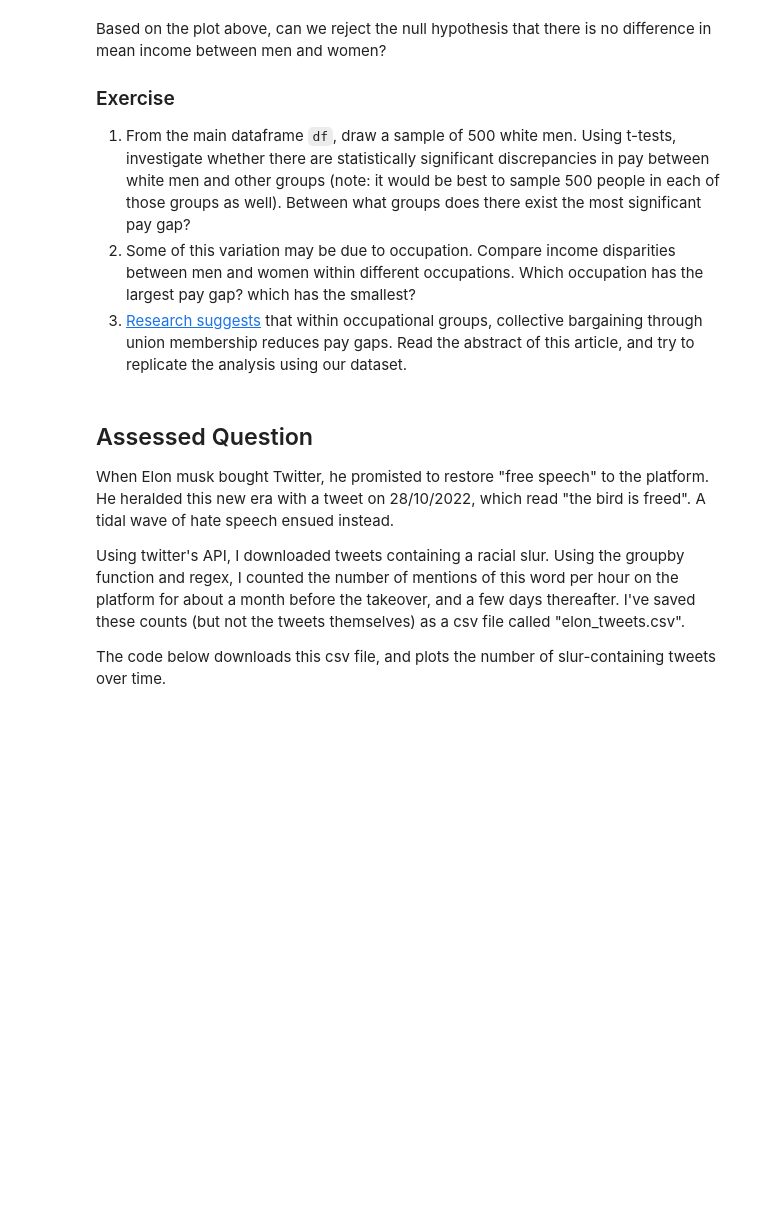
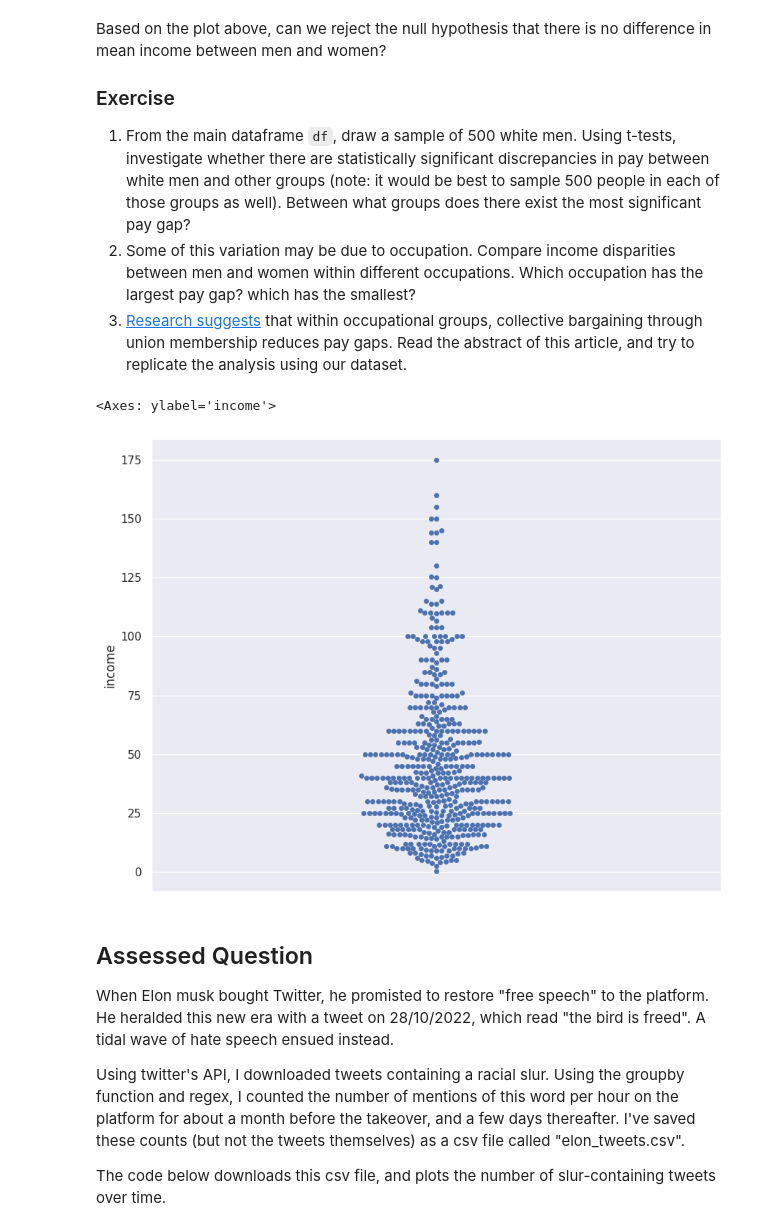
Before and after one commit to nyreemarsh/QM2, a Jupyter notebook: notebooks/W07. Hypothesis Testing.ipynb, the cells around one changed output. Drawn from its saved outputs; the diff is of its cells as text; code cells hidden in the pictures; blank space fills up the shorter version.

```diff
--- a/notebooks/W07. Hypothesis Testing.ipynb
+++ b/notebooks/W07. Hypothesis Testing.ipynb
@@ -296,6 +296,12 @@ Based on the plot above, can we reject the null hypothesis that there is no diff
 1. From the main dataframe `df`, draw a sample of 500 white men. Using t-tests, investigate whether there are statistically significant discrepancies in pay between white men and other groups (note: it would be best to sample 500 people in each of those groups as well). Between what groups does there exist the most significant pay gap?
 2. Some of this variation may be due to occupation. Compare income disparities between men and women within different occupations. Which occupation has the largest pay gap? which has the smallest?
 3. [Research suggests](https://journals.sagepub.com/doi/abs/10.1177/0730888401028004005) that within occupational groups, collective bargaining through union membership reduces pay gaps. Read the abstract of this article, and try to replicate the analysis using our dataset.
+# %%
+white_men_sample=df[(df['sex']==1)&(df['race']==1)].sample(500)
+sns.swarmplot(data=sample, y="income")
+# %% [output]
+<Axes: ylabel='income'>
+[figure, added]
 # %% [markdown]
 ## Assessed Question
 
```
